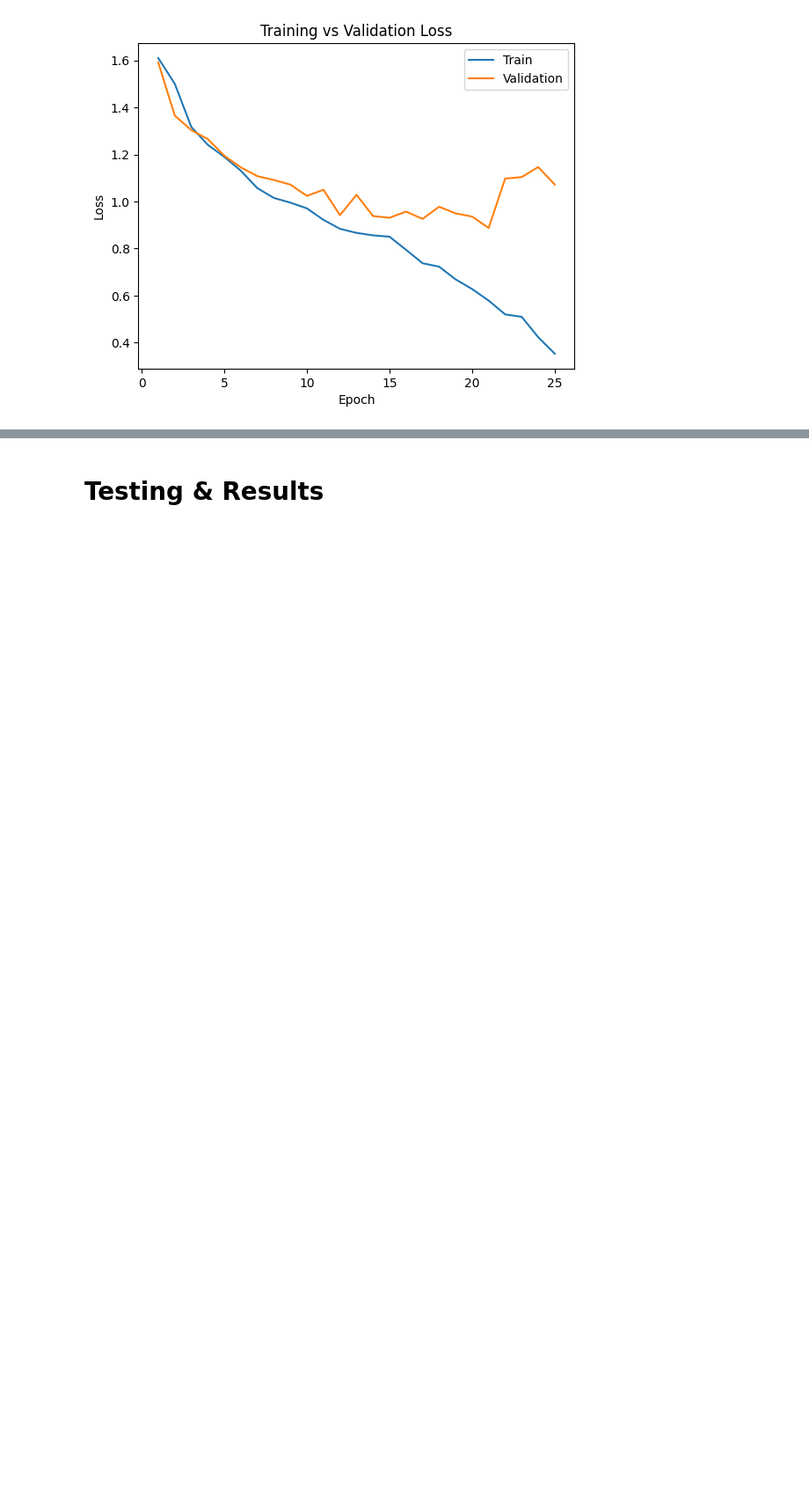
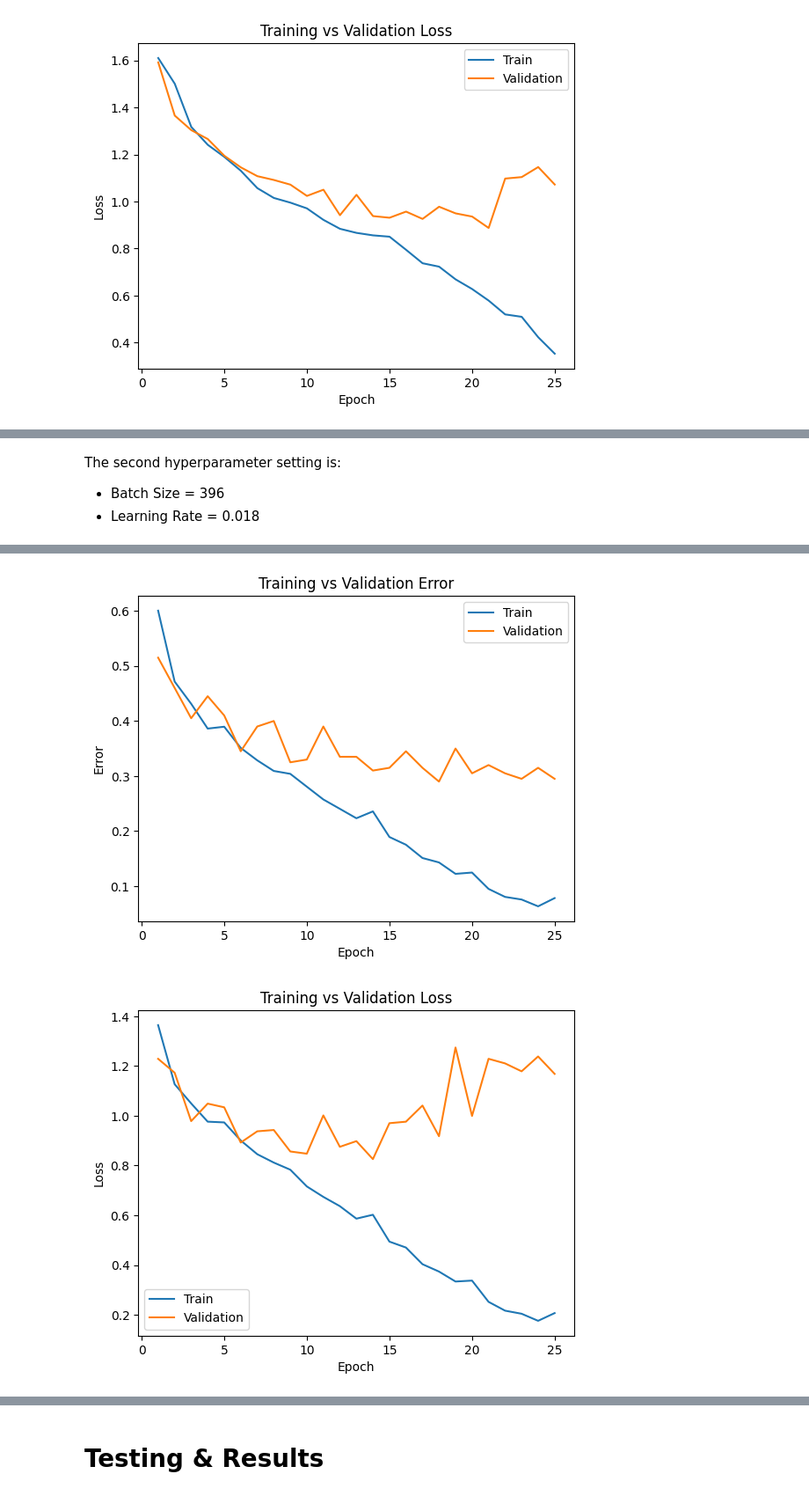
Before and after one commit to ridvikpal/FruitSalad, a Jupyter notebook: APS360_Project_Ridvk_Pal.ipynb, the cells around one changed output, grey strips where cells are left out. Shown at 88% size. Drawn from its saved outputs; the diff is of its cells as text; code cells hidden in the pictures; blank space fills up the shorter version.

```diff
--- a/APS360_Project_Ridvk_Pal.ipynb
+++ b/APS360_Project_Ridvk_Pal.ipynb
@@ -949,0 +1062,19 @@ Total time elapsed: 11195.86 seconds
+# %% [markdown]
+The second hyperparameter setting is:
+
+- Batch Size = 396
+- Learning Rate = 0.018
+# %%
+training_loader = get_data_loader(("/content/gdrive/MyDrive/Colab Notebooks"
+                                    "/APS360/Project/Data/train"), 396)
+validation_loader = get_data_loader(("/content/gdrive/MyDrive/Colab Notebooks"
+                                    "/APS360/Project/Data/valid"), 396)
+
+net = PrimaryModel4()
+
+train_net(net, training_loader, device, validation_loader, 396, 0.018, 25,
+          results_folder_path)
+
+plot_training_vs_validation_curve(get_model_name(net.name, 396, 0.018,
+                                                 25-1, results_folder_path))
+# %% [output]
@@ -949,0 +1098,2 @@ Total time elapsed: 11195.86 seconds
+[figure, added]
+[figure, added]
```
Also changed, not shown: parts of 41 cells of this notebook.
